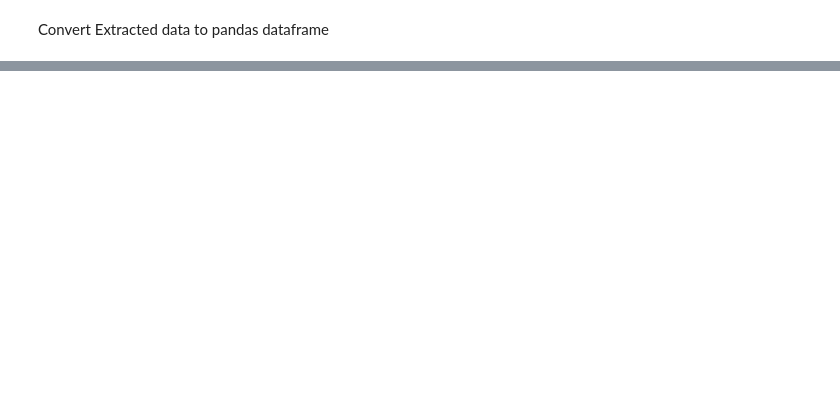
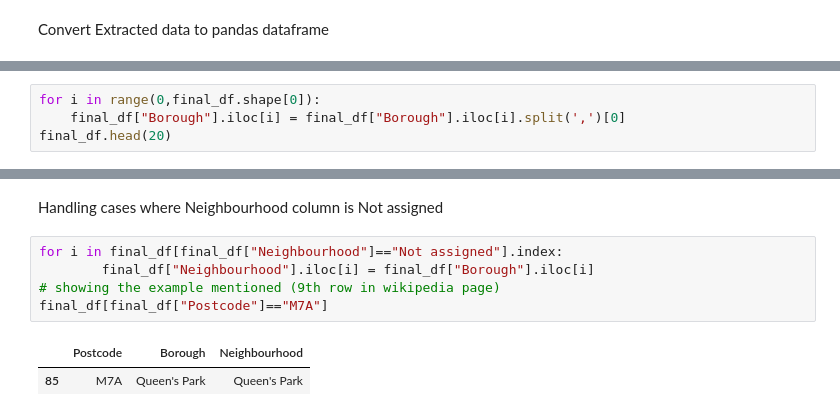
Before and after one commit to AwabHabal/Coursera_Capstone_Project, a Jupyter notebook: Neighborhoods_in_Toronto copy 1.ipynb, the cells around one changed output, grey strips where cells are left out. Drawn from its saved outputs; the diff is of its cells as text; blank space fills up the shorter version.

```diff
--- a/Neighborhoods_in_Toronto copy 1.ipynb
+++ b/Neighborhoods_in_Toronto copy 1.ipynb
@@ -183,0 +163,4 @@ df_nbrs.head(30)
+# %%
+for i in range(0,final_df.shape[0]):
+    final_df["Borough"].iloc[i] = final_df["Borough"].iloc[i].split(',')[0]
+final_df.head(20)
@@ -183,0 +185,10 @@ df_nbrs.head(30)
+# %% [markdown]
+Handling cases where Neighbourhood column is Not assigned
+# %%
+for i in final_df[final_df["Neighbourhood"]=="Not assigned"].index:
+        final_df["Neighbourhood"].iloc[i] = final_df["Borough"].iloc[i]
+# showing the example mentioned (9th row in wikipedia page)
+final_df[final_df["Postcode"]=="M7A"]
+# %% [output]
+|  | Postcode | Borough | Neighbourhood |
+| 85 | M7A | Queen's Park | Queen's Park |
```
Also changed, not shown: parts of 23 cells of this notebook.
